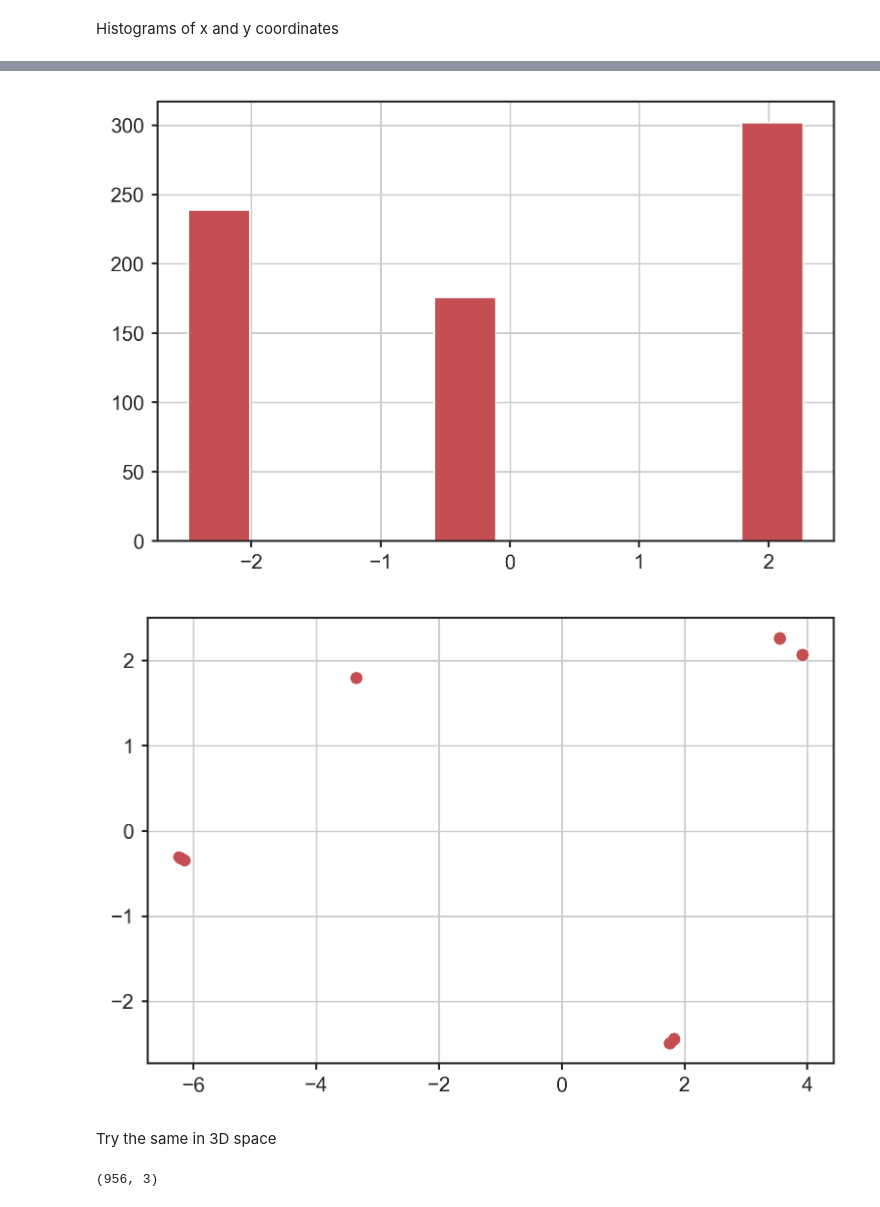
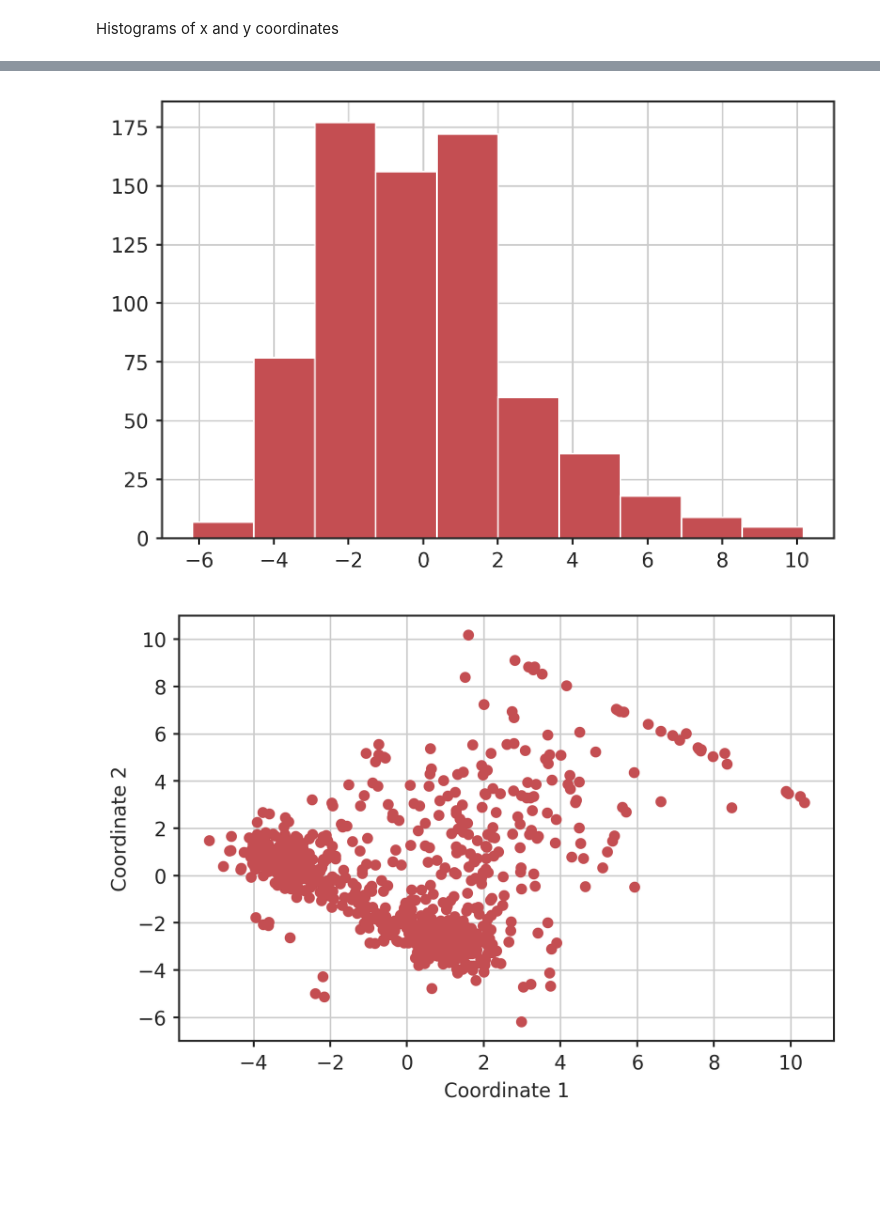
Before and after one commit to ozvar/tetris_osf_exploration, a Jupyter notebook: HMMs.ipynb, the cells around one changed output, grey strips where cells are left out. Cells and saved outputs as stored; diff of their text form; code cells hidden in the pictures; blank space fills up the shorter version.

Commit message:
comments and plot labels for MDS, added MDS for HMMS of bootstrapped series

```diff
--- a/HMMs.ipynb
+++ b/HMMs.ipynb
@@ -424 +479,19 @@ mds = manifold.MDS(
+# %%
+nth_game = 1
+players = df['SID'].unique()
+states = []
+for player_id in players:
+    model, post_prob, LL = fit_HMM(df=df,
+                                n_states=3,
+                                factors=factors,
+                                factor_labels=factor_labels,
+                                player_id=player,
+                                nth_game=game,
+                                verbose=False,
+                                n_iter=1000,
+                                covar_type='diag',
+                                null_model=True)
+    states.append(model.means_)
+
+states = np.concatenate(states)
 # %% [markdown]
@@ -440,0 +499,16 @@ array([[ 1.83033398, -2.44093953],
+# %%
+seed = np.random.RandomState(seed=3)
+
+# sklearn does metric MDS by default, but non-metric MDS is possible using the "metric" boolean
+mds = manifold.MDS(
+    n_components=2,
+    metric=True,
+    max_iter=3000,
+    eps=1e-9,
+    random_state=seed,
+    dissimilarity="euclidean",
+    n_jobs=1,
+)
+
+pos2d = mds.fit(states).embedding_
+pos2d.shape # check correct data structure is outputted
@@ -449,11 +525,11 @@ plt.show()
 plt.hist(pos2d[:,1])
 plt.show()
 # %% [output]
-[figure, old version]
+[figure, new version]
 # %%
 plt.scatter(pos2d[:,0], pos2d[:,1])
+plt.xlabel('Coordinate 1')
+plt.ylabel('Coordinate 2')
 plt.show()
 # %% [output]
-[figure, old version]
+[figure, new version]
-# %% [markdown]
-Try the same in 3D space
@@ -471,5 +535,0 @@ mds = manifold.MDS(
-# %%
-pos3d = mds.fit(states).embedding_
-pos3d.shape
-# %% [output]
-(956, 3)
```
Also changed, not shown: parts of 26 cells of this notebook.
